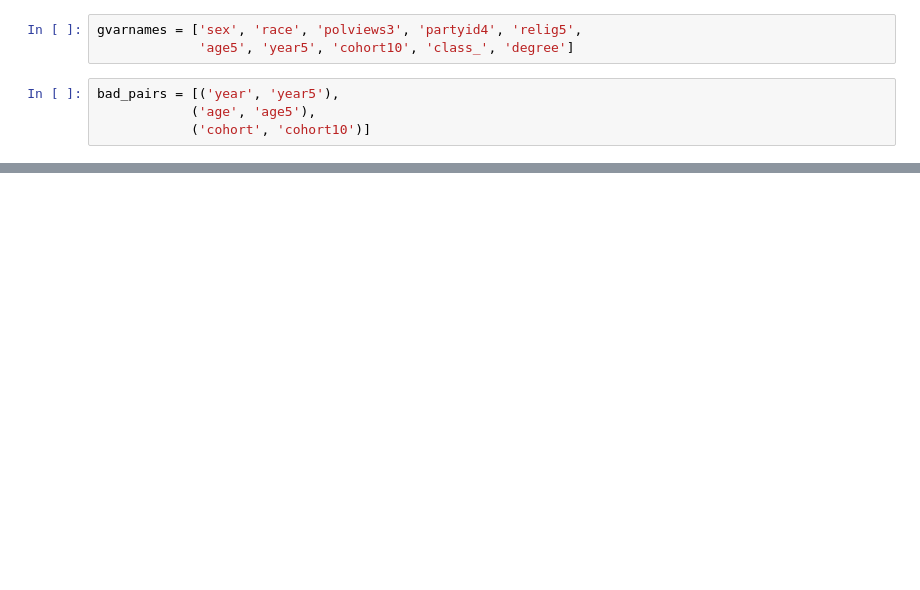
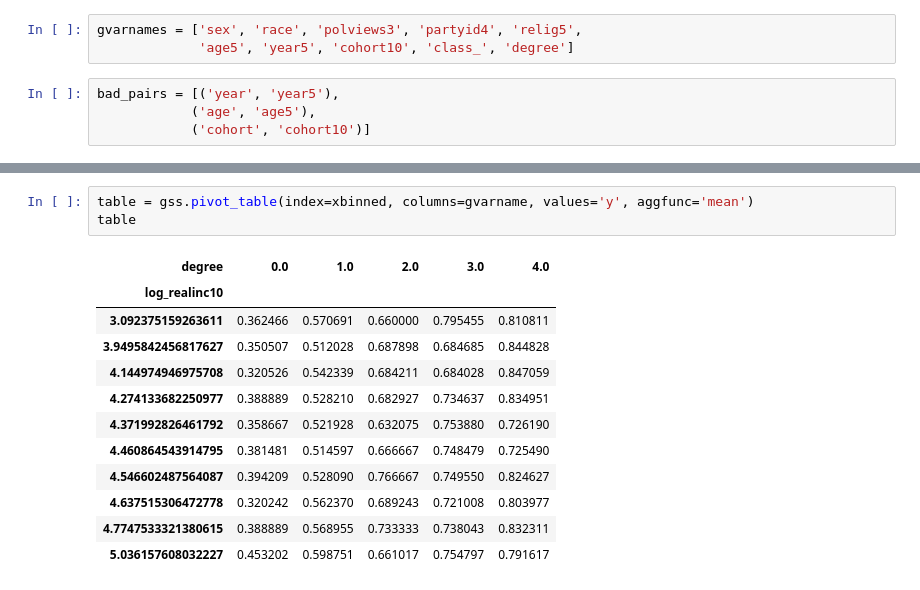
Before and after one commit to AllenDowney/ProbablyOverthinkingIt2, a Jupyter notebook: simpson_gss.ipynb, the cells around one changed output, grey strips where cells are left out. Drawn from its saved outputs; the diff is of its cells as text; blank space fills up the shorter version.

```diff
--- a/simpson_gss.ipynb
+++ b/simpson_gss.ipynb
@@ -760,0 +834,16 @@ for name, group in grouped:
+# %%
+table = gss.pivot_table(index=xbinned, columns=gvarname, values='y', aggfunc='mean')
+table
+# %% [output]
+| degree | 0.0 | 1.0 | 2.0 | 3.0 | 4.0 |
+| log_realinc10 |  |  |  |  |  |
+| 3.092375159263611 | 0.362466 | 0.570691 | 0.660000 | 0.795455 | 0.810811 |
+| 3.9495842456817627 | 0.350507 | 0.512028 | 0.687898 | 0.684685 | 0.844828 |
+| 4.144974946975708 | 0.320526 | 0.542339 | 0.684211 | 0.684028 | 0.847059 |
+| 4.274133682250977 | 0.388889 | 0.528210 | 0.682927 | 0.734637 | 0.834951 |
+| 4.371992826461792 | 0.358667 | 0.521928 | 0.632075 | 0.753880 | 0.726190 |
+| 4.460864543914795 | 0.381481 | 0.514597 | 0.666667 | 0.748479 | 0.725490 |
+| 4.546602487564087 | 0.394209 | 0.528090 | 0.766667 | 0.749550 | 0.824627 |
+| 4.637515306472778 | 0.320242 | 0.562370 | 0.689243 | 0.721008 | 0.803977 |
+| 4.7747533321380615 | 0.388889 | 0.568955 | 0.733333 | 0.738043 | 0.832311 |
+| 5.036157608032227 | 0.453202 | 0.598751 | 0.661017 | 0.754797 | 0.791617 |
```
Also changed, not shown: parts of 37 cells of this notebook.
